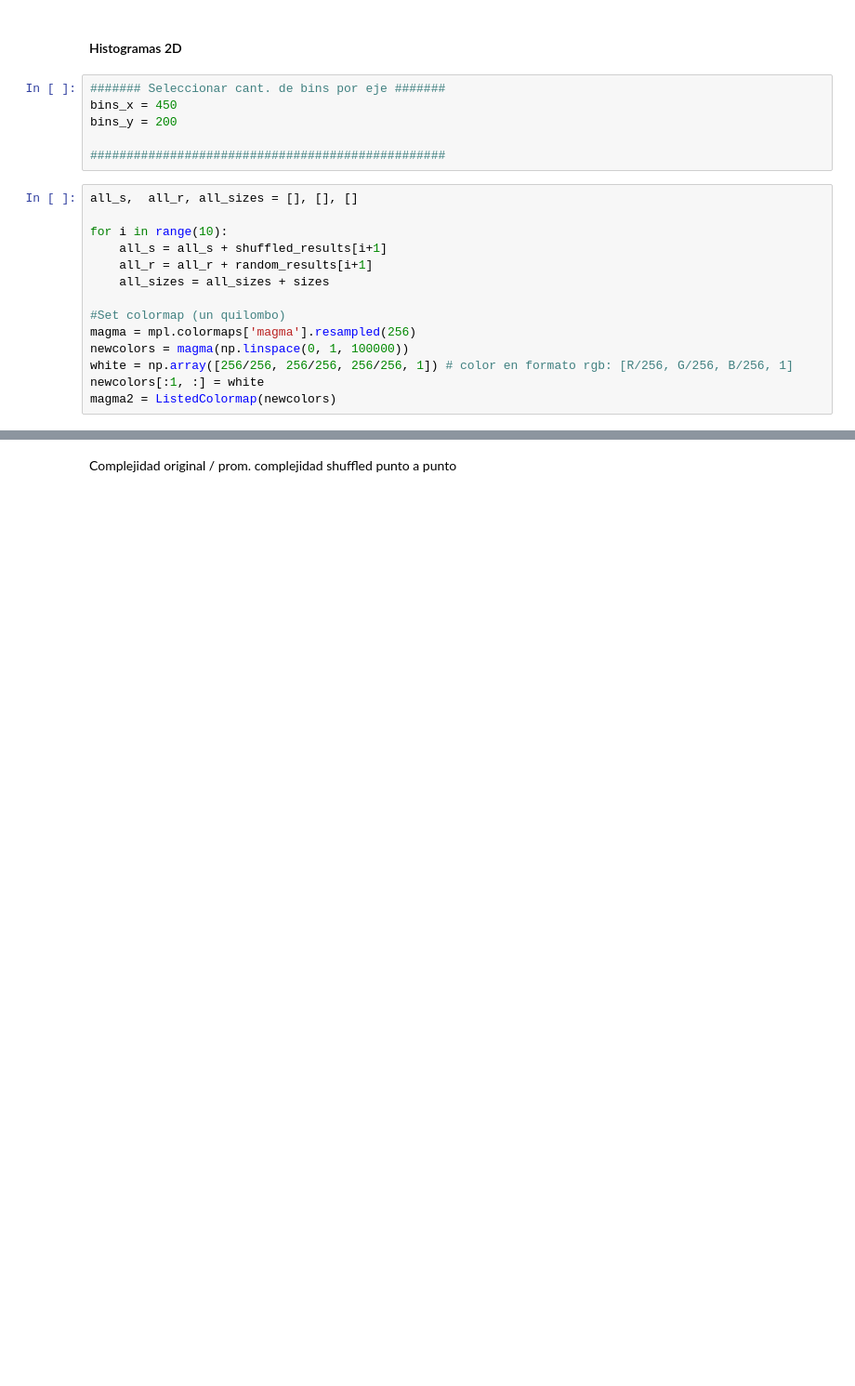
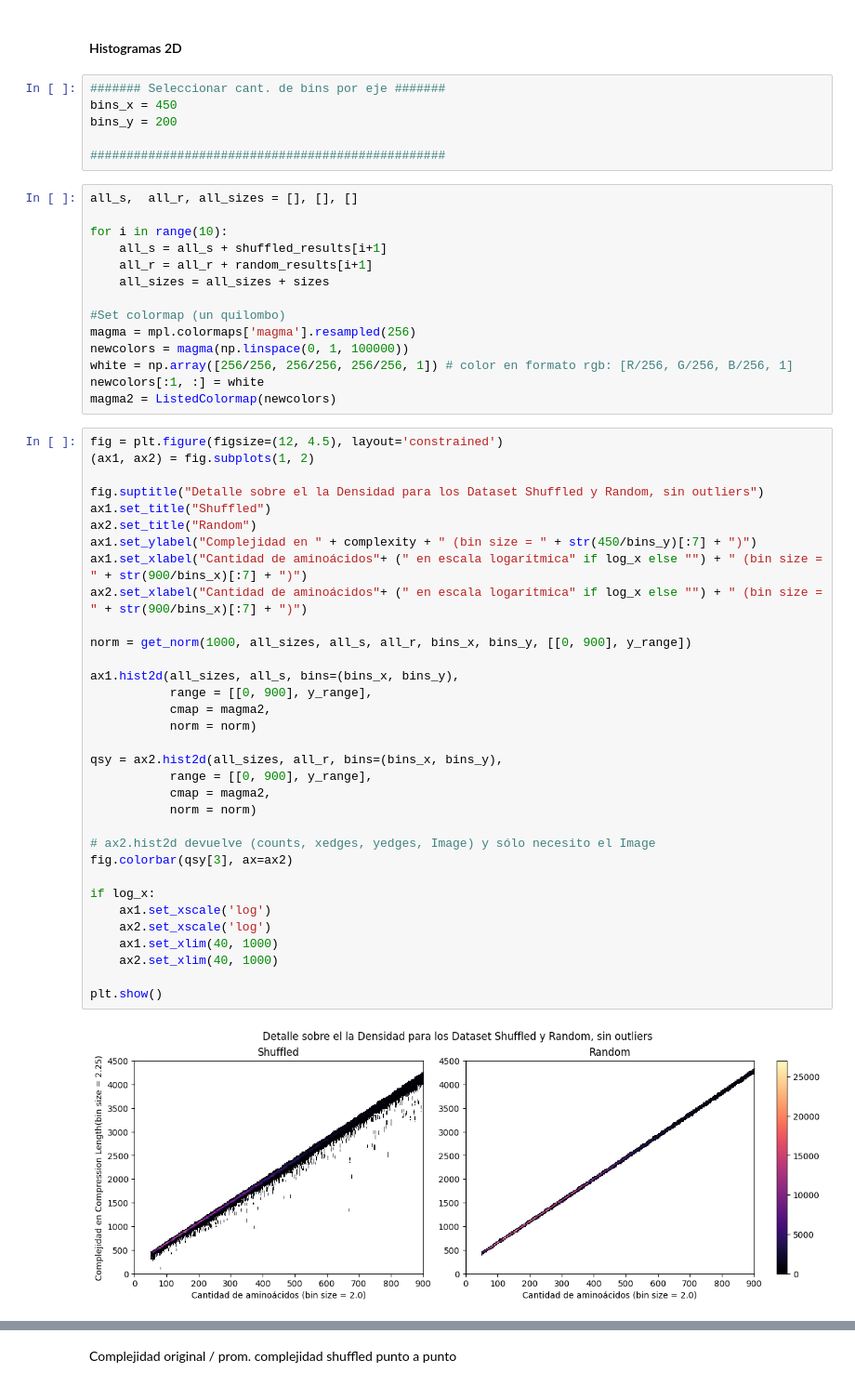
Before and after one commit to marianoOca/tesis, a Jupyter notebook: ploting.ipynb, the cells around one changed output, grey strips where cells are left out. Shown: that part at 93% size. Drawn from its saved outputs; the diff is of its cells as text; blank space fills up the shorter version.

```diff
--- a/ploting.ipynb
+++ b/ploting.ipynb
@@ -207,6 +207,41 @@ newcolors = magma(np.linspace(0, 1, 100000))
 white = np.array([256/256, 256/256, 256/256, 1]) # color en formato rgb: [R/256, G/256, B/256, 1]
 newcolors[:1, :] = white
 magma2 = ListedColormap(newcolors)
+# %%
+fig = plt.figure(figsize=(12, 4.5), layout='constrained')
+(ax1, ax2) = fig.subplots(1, 2)
+
+fig.suptitle("Detalle sobre el la Densidad para los Dataset Shuffled y Random, sin outliers")
+ax1.set_title("Shuffled")
+ax2.set_title("Random")
+ax1.set_ylabel("Complejidad en " + complexity + " (bin size = " + str(450/bins_y)[:7] + ")")
+ax1.set_xlabel("Cantidad de aminoácidos"+ (" en escala logarítmica" if log_x else "") + " (bin size = " + str(900/bins_x)[:7] + ")")
+ax2.set_xlabel("Cantidad de aminoácidos"+ (" en escala logarítmica" if log_x else "") + " (bin size = " + str(900/bins_x)[:7] + ")")
+
+norm = get_norm(1000, all_sizes, all_s, all_r, bins_x, bins_y, [[0, 900], y_range])
+
+ax1.hist2d(all_sizes, all_s, bins=(bins_x, bins_y),
+           range = [[0, 900], y_range],
+           cmap = magma2,
+           norm = norm)
+
+qsy = ax2.hist2d(all_sizes, all_r, bins=(bins_x, bins_y),
+           range = [[0, 900], y_range],
+           cmap = magma2,
+           norm = norm)
+
+# ax2.hist2d devuelve (counts, xedges, yedges, Image) y sólo necesito el Image
+fig.colorbar(qsy[3], ax=ax2)
+
+if log_x:
+    ax1.set_xscale('log')
+    ax2.set_xscale('log')
+    ax1.set_xlim(40, 1000)
+    ax2.set_xlim(40, 1000)
+
+plt.show()
+# %% [output]
+[figure, added]
 # %%
 plt.figure(figsize=(10, 7))
 plt.title("Densidad de " + dataset_name + " Original en " + complexity)
```
Also changed, not shown: parts of 11 cells of this notebook, 3 other files.
